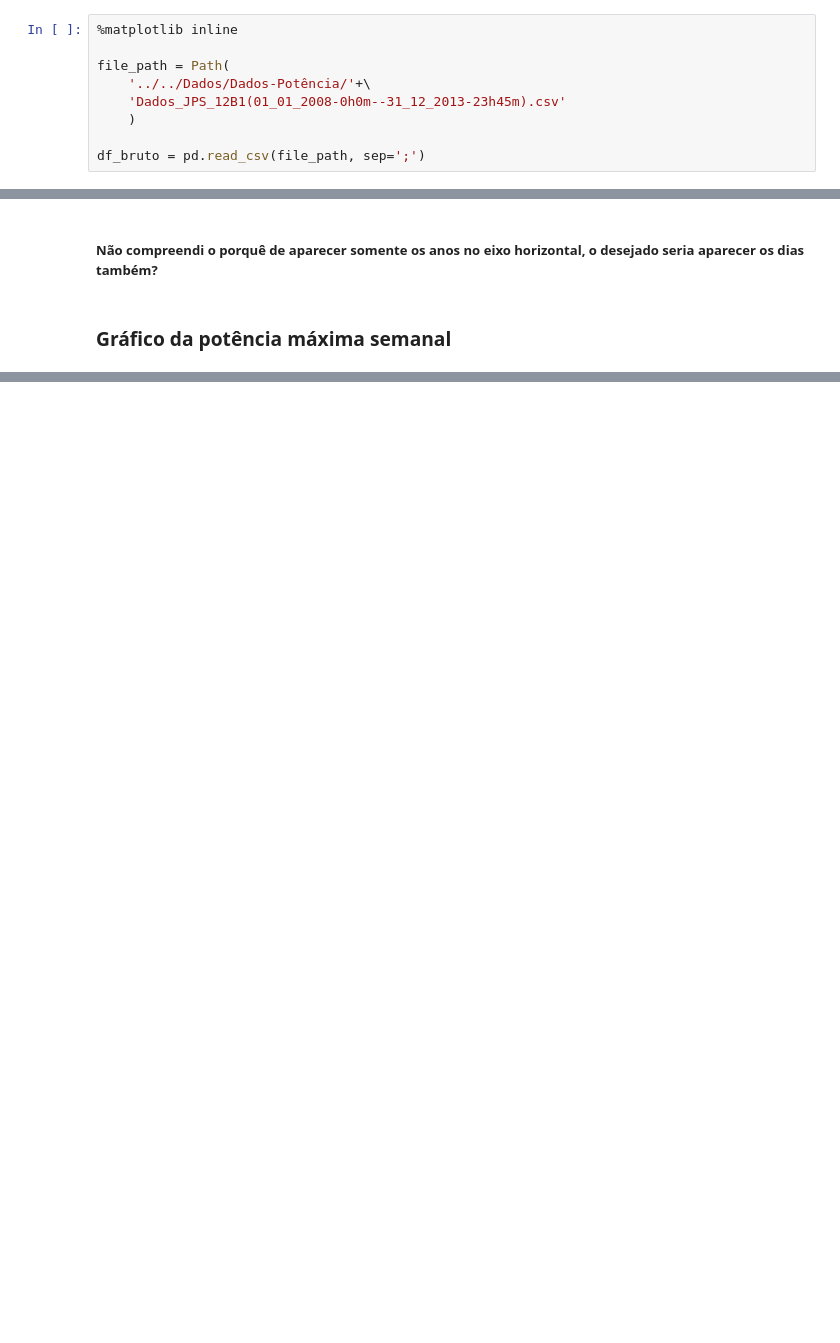
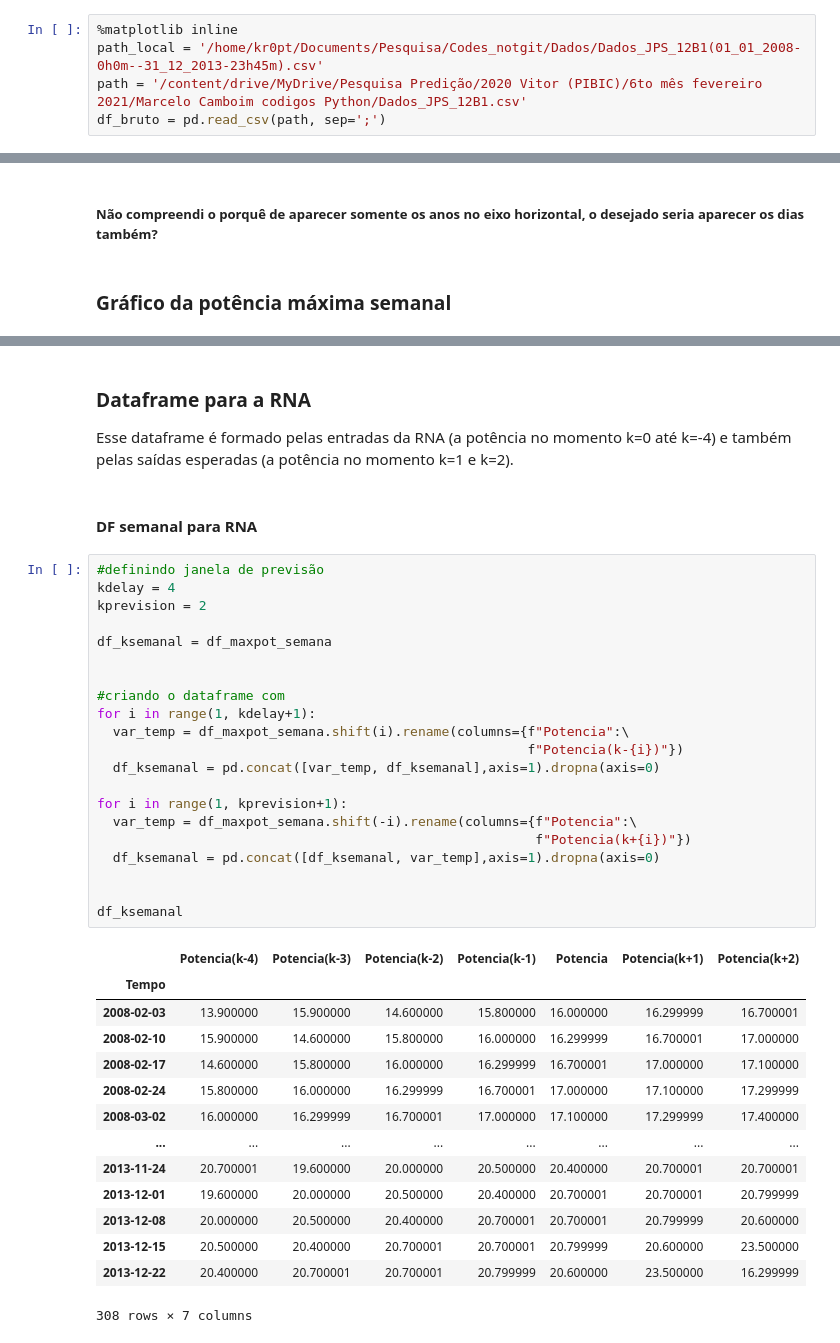
Before and after one commit to V-kr0pt/previsao-de-demanda, a Jupyter notebook: Notebooks/Notebooks_Potencia/Dados_Potencia.ipynb, the cells around one changed output, grey strips where cells are left out. Saved outputs shown, nothing was run; the diff lists cells and outputs as text; blank space fills up the shorter version.

Commit message:
k-shift data

```diff
--- a/Notebooks/Notebooks_Potencia/Dados_Potencia.ipynb
+++ b/Notebooks/Notebooks_Potencia/Dados_Potencia.ipynb
@@ -14,13 +18,9 @@ import datetime as dt
 import matplotlib.pyplot as plt
 # %%
 %matplotlib inline
-
-file_path = Path(
-    '../../Dados/Dados-Potência/'+\
-    'Dados_JPS_12B1(01_01_2008-0h0m--31_12_2013-23h45m).csv'
-    )
-
-df_bruto = pd.read_csv(file_path, sep=';')
+path_local = '/home/kr0pt/Documents/Pesquisa/Codes_notgit/Dados/Dados_JPS_12B1(01_01_2008-0h0m--31_12_2013-23h45m).csv'
+path = '/content/drive/MyDrive/Pesquisa Predição/2020 Vitor (PIBIC)/6to mês fevereiro 2021/Marcelo Camboim codigos Python/Dados_JPS_12B1.csv'
+df_bruto = pd.read_csv(path, sep=';')
 # %%
 #conhecendo o Dataframe
 
@@ -193,0 +169,42 @@ fig2.savefig(path_plot_semanal, format='png')
+# %% [markdown]
+### Dataframe para a RNA
+
+Esse dataframe é formado pelas entradas da RNA (a potência no momento k=0 até k=-4) e também pelas saídas esperadas (a potência no momento k=1 e k=2).
+# %% [markdown]
+#### DF semanal para RNA
+# %%
+#definindo janela de previsão
+kdelay = 4
+kprevision = 2
+
+df_ksemanal = df_maxpot_semana
+
+
+#criando o dataframe com
+for i in range(1, kdelay+1):
+  var_temp = df_maxpot_semana.shift(i).rename(columns={f"Potencia":\
+                                                       f"Potencia(k-{i})"})
+  df_ksemanal = pd.concat([var_temp, df_ksemanal],axis=1).dropna(axis=0)
+
+for i in range(1, kprevision+1):
+  var_temp = df_maxpot_semana.shift(-i).rename(columns={f"Potencia":\
+                                                        f"Potencia(k+{i})"})
+  df_ksemanal = pd.concat([df_ksemanal, var_temp],axis=1).dropna(axis=0)
+
+
+df_ksemanal
+# %% [output]
+|  | Potencia(k-4) | Potencia(k-3) | Potencia(k-2) | Potencia(k-1) | Potencia | Potencia(k+1) | Potencia(k+2) |
+| Tempo |  |  |  |  |  |  |  |
+| 2008-02-03 | 13.900000 | 15.900000 | 14.600000 | 15.800000 | 16.000000 | 16.299999 | 16.700001 |
+| 2008-02-10 | 15.900000 | 14.600000 | 15.800000 | 16.000000 | 16.299999 | 16.700001 | 17.000000 |
+| 2008-02-17 | 14.600000 | 15.800000 | 16.000000 | 16.299999 | 16.700001 | 17.000000 | 17.100000 |
+| 2008-02-24 | 15.800000 | 16.000000 | 16.299999 | 16.700001 | 17.000000 | 17.100000 | 17.299999 |
+| 2008-03-02 | 16.000000 | 16.299999 | 16.700001 | 17.000000 | 17.100000 | 17.299999 | 17.400000 |
+| ... | ... | ... | ... | ... | ... | ... | ... |
+| 2013-11-24 | 20.700001 | 19.600000 | 20.000000 | 20.500000 | 20.400000 | 20.700001 | 20.700001 |
+| 2013-12-01 | 19.600000 | 20.000000 | 20.500000 | 20.400000 | 20.700001 | 20.700001 | 20.799999 |
+| 2013-12-08 | 20.000000 | 20.500000 | 20.400000 | 20.700001 | 20.700001 | 20.799999 | 20.600000 |
+| 2013-12-15 | 20.500000 | 20.400000 | 20.700001 | 20.700001 | 20.799999 | 20.600000 | 23.500000 |
+| 2013-12-22 | 20.400000 | 20.700001 | 20.700001 | 20.799999 | 20.600000 | 23.500000 | 16.299999 |
+308 rows × 7 columns
```
Also changed, not shown: parts of 11 cells of this notebook.
